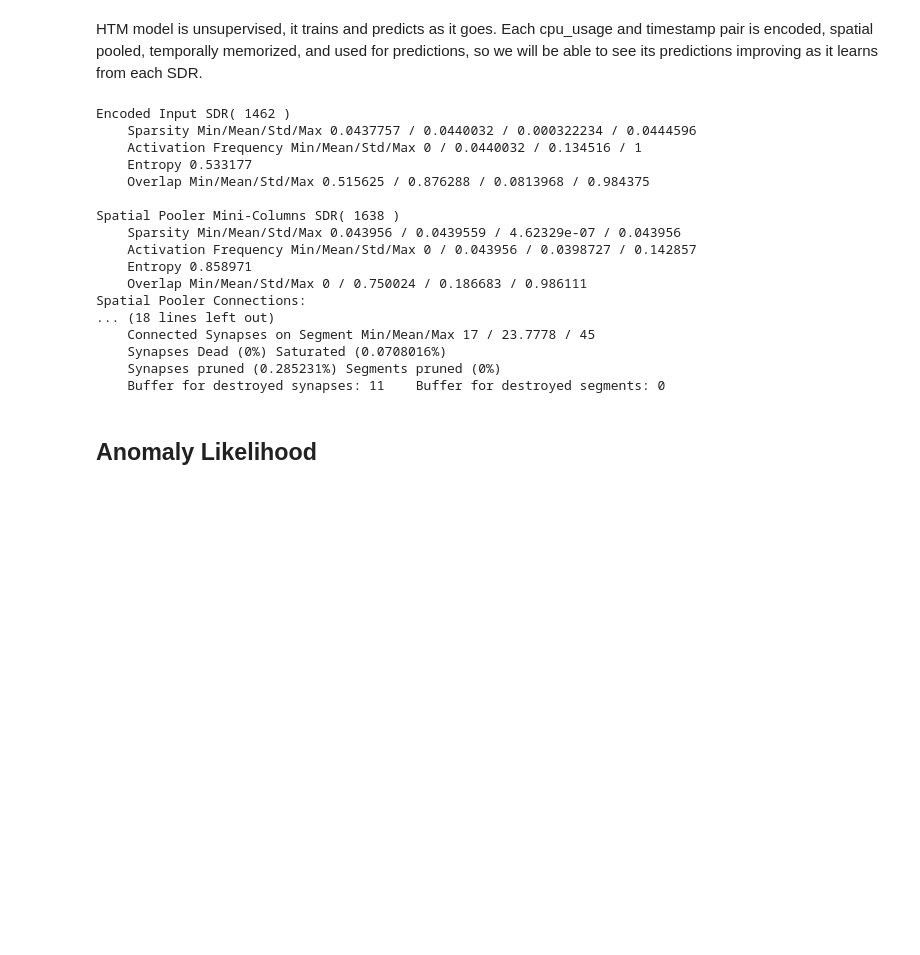
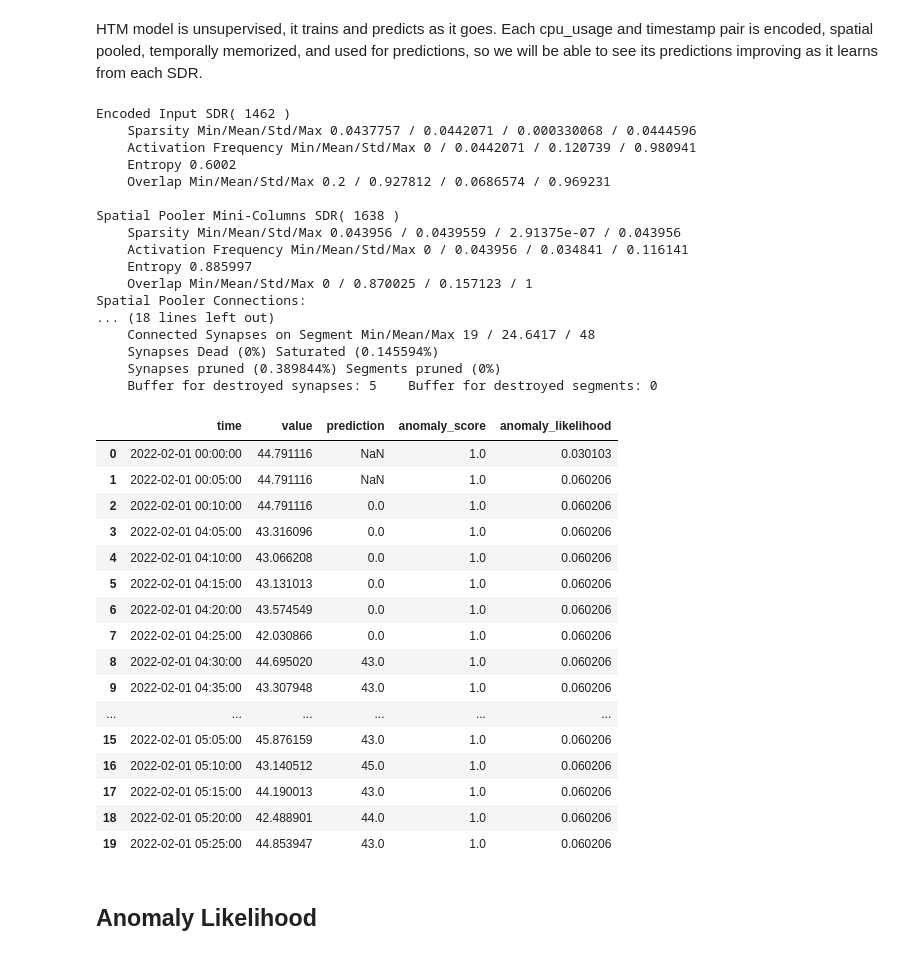
Before and after one commit to aicoe-aiops/htm-applications, a Jupyter notebook: notebooks/example/anomaly_code.ipynb, the cells around one changed output. Drawn from its saved outputs; the diff is of its cells as text; code cells hidden in the pictures; blank space fills up the shorter version.

```diff
--- a/notebooks/example/anomaly_code.ipynb
+++ b/notebooks/example/anomaly_code.ipynb
@@ -59,21 +73,7 @@ parameters = {
         "permanenceDec": 0.1,
         "permanenceInc": 0.1,
     },
-    "anomaly": {"period": 10},
+    "anomaly": {"period": 1000},
 }
 # %% [markdown]
 # Read Input File
-# %%
-# Reading the input file:
-
-records = []
-_INPUT_FILE_PATH = os.path.join("df_cpu_info.csv")
-
-with open(_INPUT_FILE_PATH, "r") as fin:
-    reader = csv.reader(fin)
-    headers = next(reader)
-    next(reader)
-    next(reader)
-    for record in reader:
-        records.append(record)  # Data is just two columns , datetime and cpu_usage
-len(records)
@@ -81,0 +80,4 @@ len(records)
+# %%
+df0 = pd.read_csv('../../../data_cpu/df_cpu_info.csv')
+#df0 = pd.read_csv('df_cpu_info.csv')
+records = df0.values.tolist()
@@ -213,22 +235,45 @@ print(str(tm))
 print("")
 # %% [output]
 Encoded Input SDR( 1462 )
-    Sparsity Min/Mean/Std/Max 0.0437757 / 0.0440032 / 0.000322234 / 0.0444596
-    Activation Frequency Min/Mean/Std/Max 0 / 0.0440032 / 0.134516 / 1
-    Entropy 0.533177
-    Overlap Min/Mean/Std/Max 0.515625 / 0.876288 / 0.0813968 / 0.984375
+    Sparsity Min/Mean/Std/Max 0.0437757 / 0.0442071 / 0.000330068 / 0.0444596
+    Activation Frequency Min/Mean/Std/Max 0 / 0.0442071 / 0.120739 / 0.980941
+    Entropy 0.6002
+    Overlap Min/Mean/Std/Max 0.2 / 0.927812 / 0.0686574 / 0.969231
 
 Spatial Pooler Mini-Columns SDR( 1638 )
-    Sparsity Min/Mean/Std/Max 0.043956 / 0.0439559 / 4.62329e-07 / 0.043956
-    Activation Frequency Min/Mean/Std/Max 0 / 0.043956 / 0.0398727 / 0.142857
-    Entropy 0.858971
-    Overlap Min/Mean/Std/Max 0 / 0.750024 / 0.186683 / 0.986111
+    Sparsity Min/Mean/Std/Max 0.043956 / 0.0439559 / 2.91375e-07 / 0.043956
+    Activation Frequency Min/Mean/Std/Max 0 / 0.043956 / 0.034841 / 0.116141
+    Entropy 0.885997
+    Overlap Min/Mean/Std/Max 0 / 0.870025 / 0.157123 / 1
 Spatial Pooler Connections:
 ... (18 lines left out)
-    Connected Synapses on Segment Min/Mean/Max 17 / 23.7778 / 45
-    Synapses Dead (0%) Saturated (0.0708016%)
-    Synapses pruned (0.285231%) Segments pruned (0%)
-    Buffer for destroyed synapses: 11    Buffer for destroyed segments: 0
+    Connected Synapses on Segment Min/Mean/Max 19 / 24.6417 / 48
+    Synapses Dead (0%) Saturated (0.145594%)
+    Synapses pruned (0.389844%) Segments pruned (0%)
+    Buffer for destroyed synapses: 5    Buffer for destroyed segments: 0
+# %%
+df0['prediction'] = predictions[1]
+df0['anomaly_score'] = anomaly
+df0['anomaly_likelihood'] = anomaly_prob
+df0.head(20)
+# %% [output]
+|  | time | value | prediction | anomaly_score | anomaly_likelihood |
+| 0 | 2022-02-01 00:00:00 | 44.791116 | NaN | 1.0 | 0.030103 |
+| 1 | 2022-02-01 00:05:00 | 44.791116 | NaN | 1.0 | 0.060206 |
+| 2 | 2022-02-01 00:10:00 | 44.791116 | 0.0 | 1.0 | 0.060206 |
+| 3 | 2022-02-01 04:05:00 | 43.316096 | 0.0 | 1.0 | 0.060206 |
+| 4 | 2022-02-01 04:10:00 | 43.066208 | 0.0 | 1.0 | 0.060206 |
+| 5 | 2022-02-01 04:15:00 | 43.131013 | 0.0 | 1.0 | 0.060206 |
+| 6 | 2022-02-01 04:20:00 | 43.574549 | 0.0 | 1.0 | 0.060206 |
+| 7 | 2022-02-01 04:25:00 | 42.030866 | 0.0 | 1.0 | 0.060206 |
+| 8 | 2022-02-01 04:30:00 | 44.695020 | 43.0 | 1.0 | 0.060206 |
+| 9 | 2022-02-01 04:35:00 | 43.307948 | 43.0 | 1.0 | 0.060206 |
+| ... | ... | ... | ... | ... | ... |
+| 15 | 2022-02-01 05:05:00 | 45.876159 | 43.0 | 1.0 | 0.060206 |
+| 16 | 2022-02-01 05:10:00 | 43.140512 | 45.0 | 1.0 | 0.060206 |
+| 17 | 2022-02-01 05:15:00 | 44.190013 | 43.0 | 1.0 | 0.060206 |
+| 18 | 2022-02-01 05:20:00 | 42.488901 | 44.0 | 1.0 | 0.060206 |
+| 19 | 2022-02-01 05:25:00 | 44.853947 | 43.0 | 1.0 | 0.060206 |
 # %% [markdown]
 ## Anomaly Likelihood
 # %% [markdown]
```
Also changed, not shown: parts of 7 cells of this notebook.
